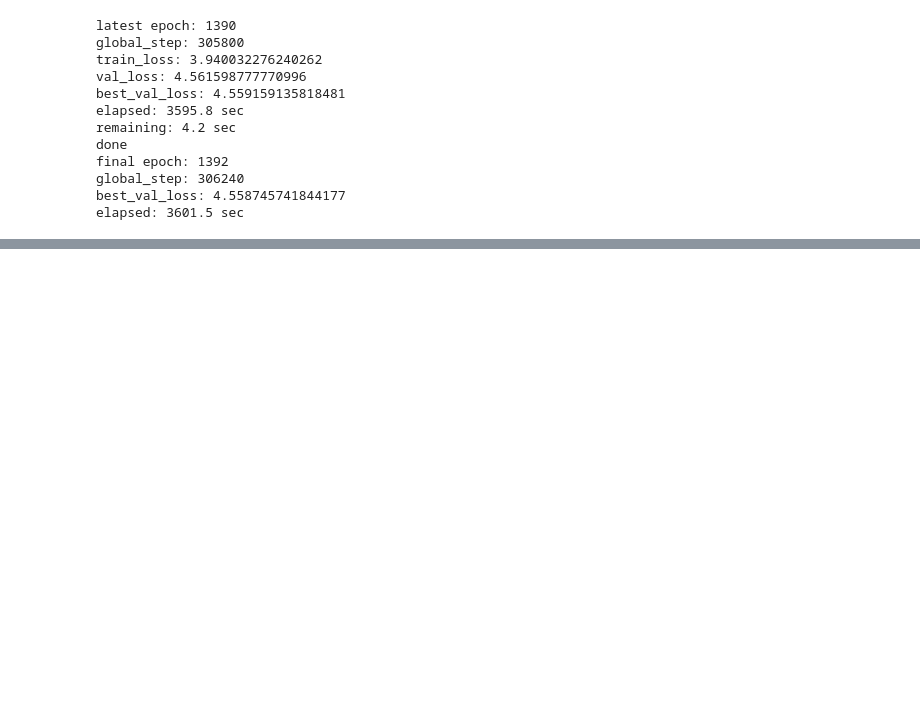
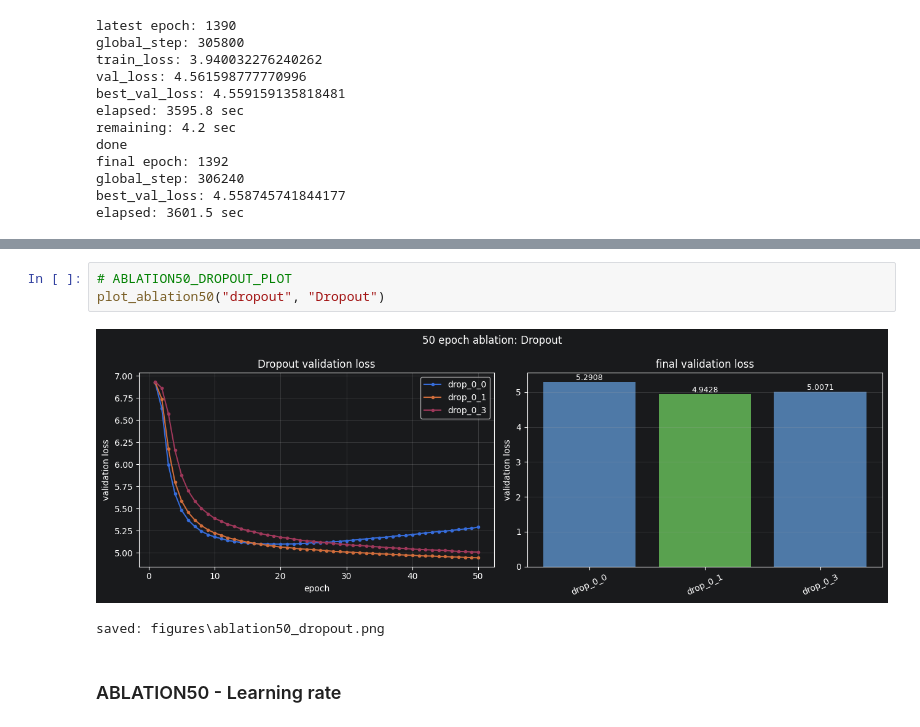
Before and after one commit to Jungle-12-303/week13-14-team-04-gpt-lab, a Jupyter notebook: gpt-lab.ipynb, the cells around one changed output, grey strips where cells are left out. Drawn from its saved outputs; the diff is of its cells as text; blank space fills up the shorter version.

```diff
--- a/gpt-lab.ipynb
+++ b/gpt-lab.ipynb
@@ -1181,0 +2225,8 @@ elapsed: 3601.5 sec
+# %%
+# ABLATION50_DROPOUT_PLOT
+plot_ablation50("dropout", "Dropout")
+# %% [output]
+[figure, added]
+saved: figures\ablation50_dropout.png
+# %% [markdown]
+### ABLATION50 - Learning rate
```
Also changed, not shown: parts of 50 cells of this notebook, 1 other file.
